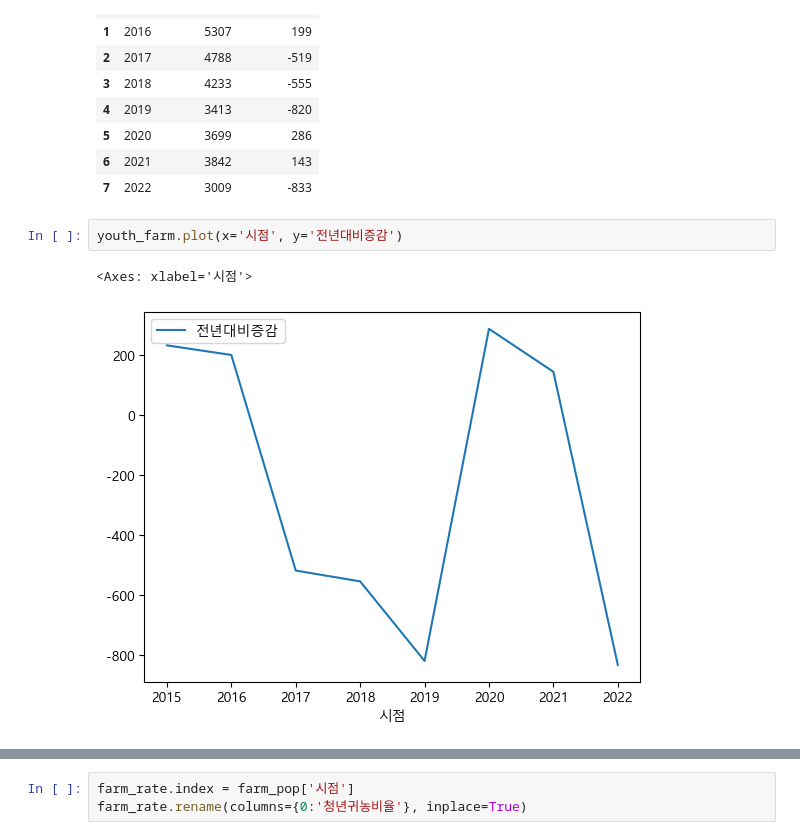
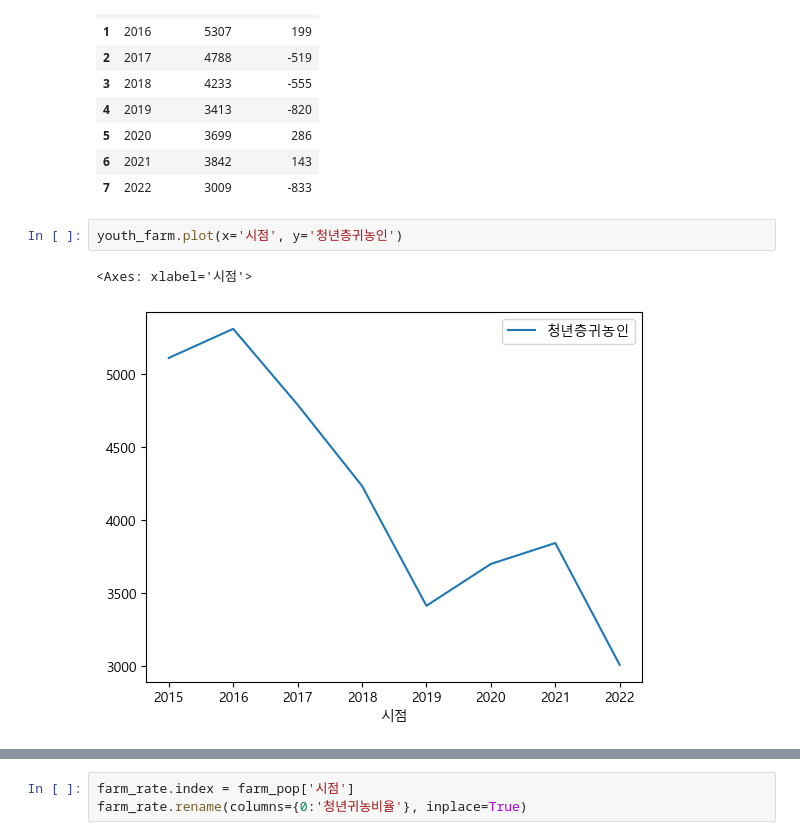
Before and after one commit to Aphian/data_science, a Jupyter notebook: 2_시각화.ipynb, the cells around one changed output, grey strips where cells are left out. Saved outputs shown, nothing was run; the diff lists cells and outputs as text.

```diff
--- a/2_시각화.ipynb
+++ b/2_시각화.ipynb
@@ -115,10 +117,10 @@ youth_farm
 | 6 | 2021 | 3842 | 143 |
 | 7 | 2022 | 3009 | -833 |
 # %%
-youth_farm.plot(x='시점', y='전년대비증감')
+youth_farm.plot(x='시점', y='청년층귀농인')
 # %% [output]
 <Axes: xlabel='시점'>
-[figure, old version]
+[figure, new version]
 # %%
 farm_rate = youth_farm['청년층귀농인'] / farm_pop['귀농인']
 farm_rate = pd.DataFrame(farm_rate)
```
Also changed, not shown: parts of 15 cells of this notebook, 5 other files.
